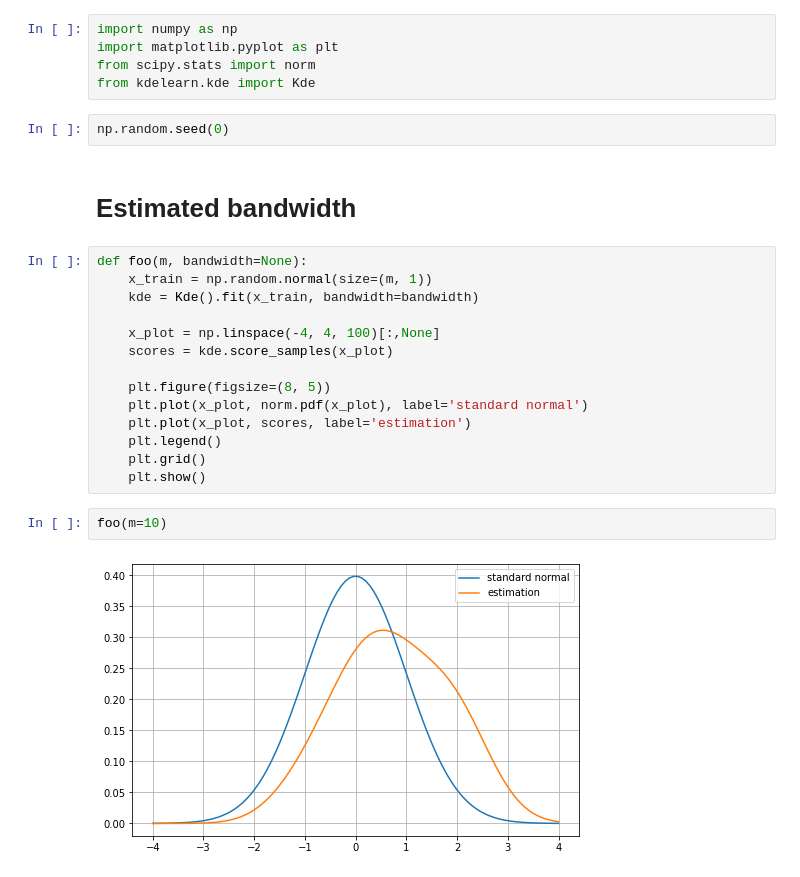
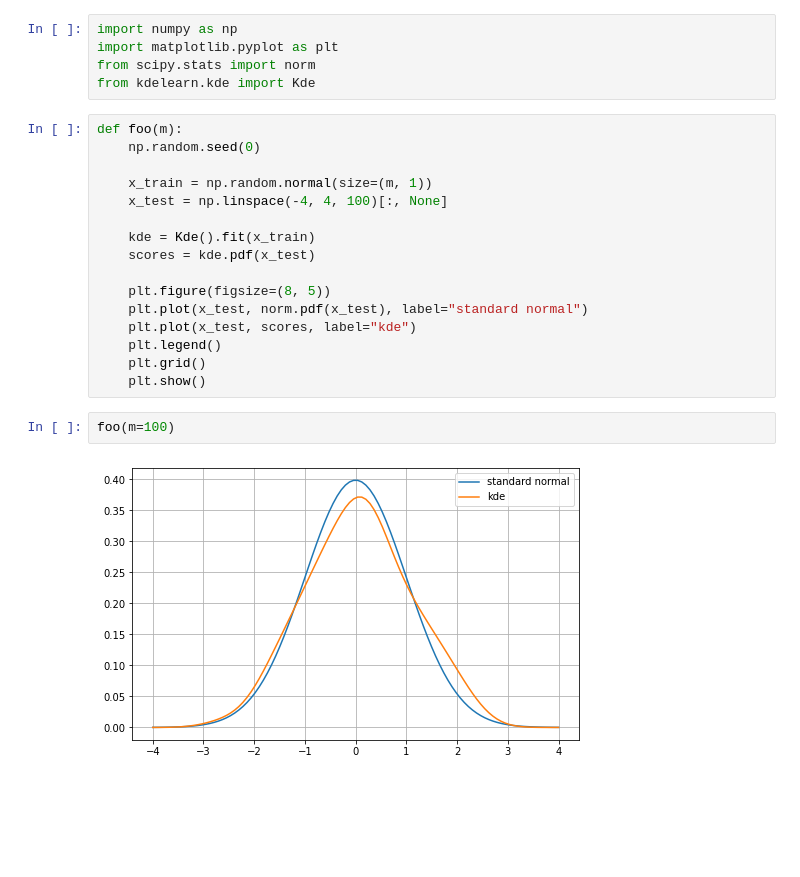
Before and after one commit to krystianfranus/kde-learn, a Jupyter notebook: notebooks/kde.ipynb, the cells around one changed output. Drawn from its saved outputs; the diff is of its cells as text; blank space fills up the shorter version.

```diff
--- a/notebooks/kde.ipynb
+++ b/notebooks/kde.ipynb
@@ -3,25 +3,23 @@ import numpy as np
 import matplotlib.pyplot as plt
 from scipy.stats import norm
 from kdelearn.kde import Kde
-# %%
-np.random.seed(0)
-# %% [markdown]
-# Estimated bandwidth
 # %%
-def foo(m, bandwidth=None):
+def foo(m):
+    np.random.seed(0)
+
     x_train = np.random.normal(size=(m, 1))
-    kde = Kde().fit(x_train, bandwidth=bandwidth)
+    x_test = np.linspace(-4, 4, 100)[:, None]
 
-    x_plot = np.linspace(-4, 4, 100)[:,None]
-    scores = kde.score_samples(x_plot)
+    kde = Kde().fit(x_train)
+    scores = kde.pdf(x_test)
 
     plt.figure(figsize=(8, 5))
-    plt.plot(x_plot, norm.pdf(x_plot), label='standard normal')
-    plt.plot(x_plot, scores, label='estimation')
+    plt.plot(x_test, norm.pdf(x_test), label="standard normal")
+    plt.plot(x_test, scores, label="kde")
     plt.legend()
     plt.grid()
     plt.show()
 # %%
-foo(m=10)
+foo(m=100)
 # %% [output]
-[figure, old version]
+[figure, new version]
```
Also changed, not shown: parts of 9 cells of this notebook, 10 other files.
